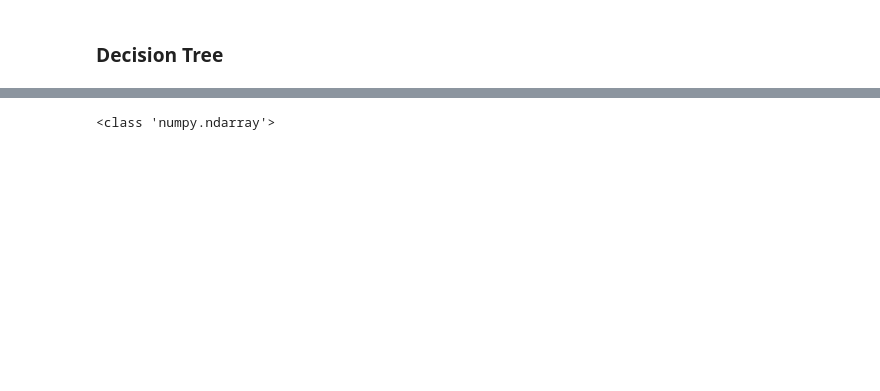
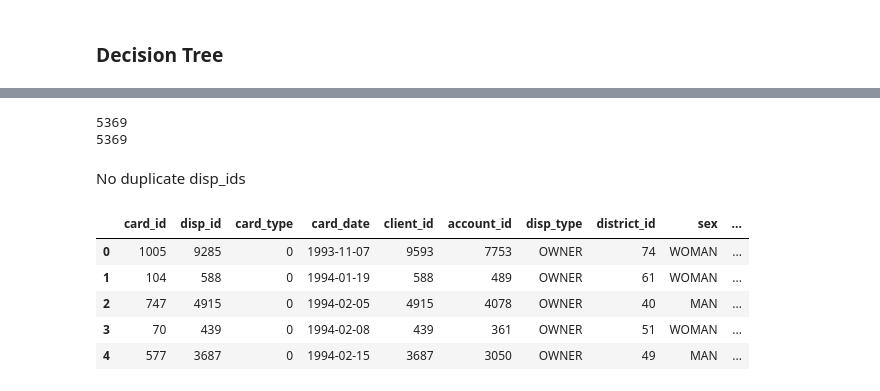
Before and after one commit to Diogogrosario/FEUP-AC, a Jupyter notebook: AC_proj.ipynb, the cells around one changed output, grey strips where cells are left out. Cells and saved outputs as stored; diff of their text form; code cells hidden in the pictures; blank space fills up the shorter version.

```diff
--- a/AC_proj.ipynb
+++ b/AC_proj.ipynb
@@ -708,8 +729,31 @@ weighted avg       0.79      0.78      0.79       328
 <Figure size 720x504 with 0 Axes>
-# %%
-df_final = pd.DataFrame({"Id" : merge_test['loan_id'], "Predicted" : predictions})
-
-df_final.to_csv('test.csv', index=False)
-print(type(predictions))
-# %% [output]
-<class 'numpy.ndarray'>
+# %%
+df_disp = pd.read_csv("clean_datasets/disp.csv")
+df_clients = pd.read_csv("clean_datasets/client.csv")
+
+df_join_disp_clients = pd.merge(df_disp, df_clients, on="client_id", how="left")
+
+df_join_disp_clients.head()
+
+df_join_disp_clients.to_csv("clean_datasets/merge_disp_client.csv")
+# %%
+print(len(df_join_disp_clients["disp_id"].unique()))
+print(len(df_join_disp_clients))
+# %% [output]
+5369
+5369
+# %% [markdown]
+No duplicate disp_ids
+# %%
+df_card = pd.read_csv("clean_datasets/cards_train.csv")
+
+df_join_disp_clients_card = pd.merge(df_card, df_join_disp_clients, on="disp_id", how="left")
+
+df_join_disp_clients_card.head()
+# %% [output]
+|  | card_id | disp_id | card_type | card_date | client_id | account_id | disp_type | district_id | sex | ... |
+| 0 | 1005 | 9285 | 0 | 1993-11-07 | 9593 | 7753 | OWNER | 74 | WOMAN | ... |
+| 1 | 104 | 588 | 0 | 1994-01-19 | 588 | 489 | OWNER | 61 | WOMAN | ... |
+| 2 | 747 | 4915 | 0 | 1994-02-05 | 4915 | 4078 | OWNER | 40 | MAN | ... |
+| 3 | 70 | 439 | 0 | 1994-02-08 | 439 | 361 | OWNER | 51 | WOMAN | ... |
+| 4 | 577 | 3687 | 0 | 1994-02-15 | 3687 | 3050 | OWNER | 49 | MAN | ... |
```
Also changed, not shown: parts of 19 cells of this notebook, 9 other files.
